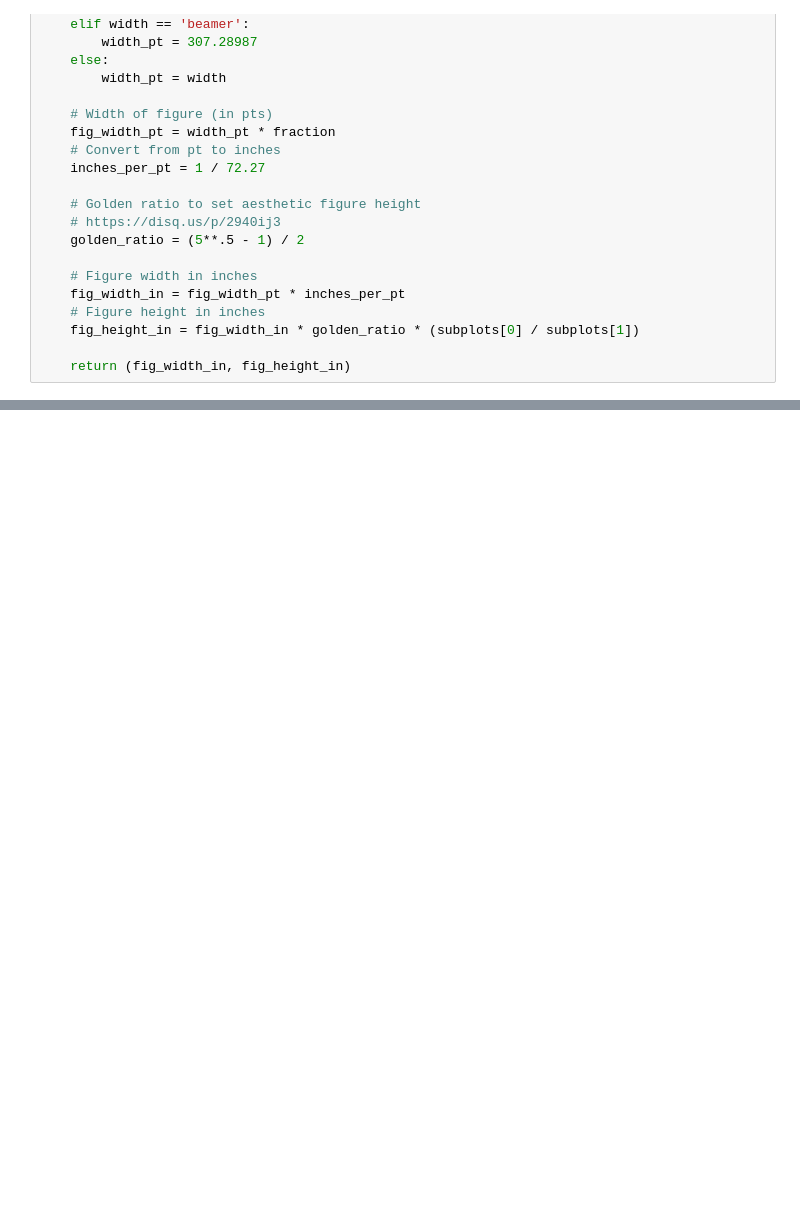
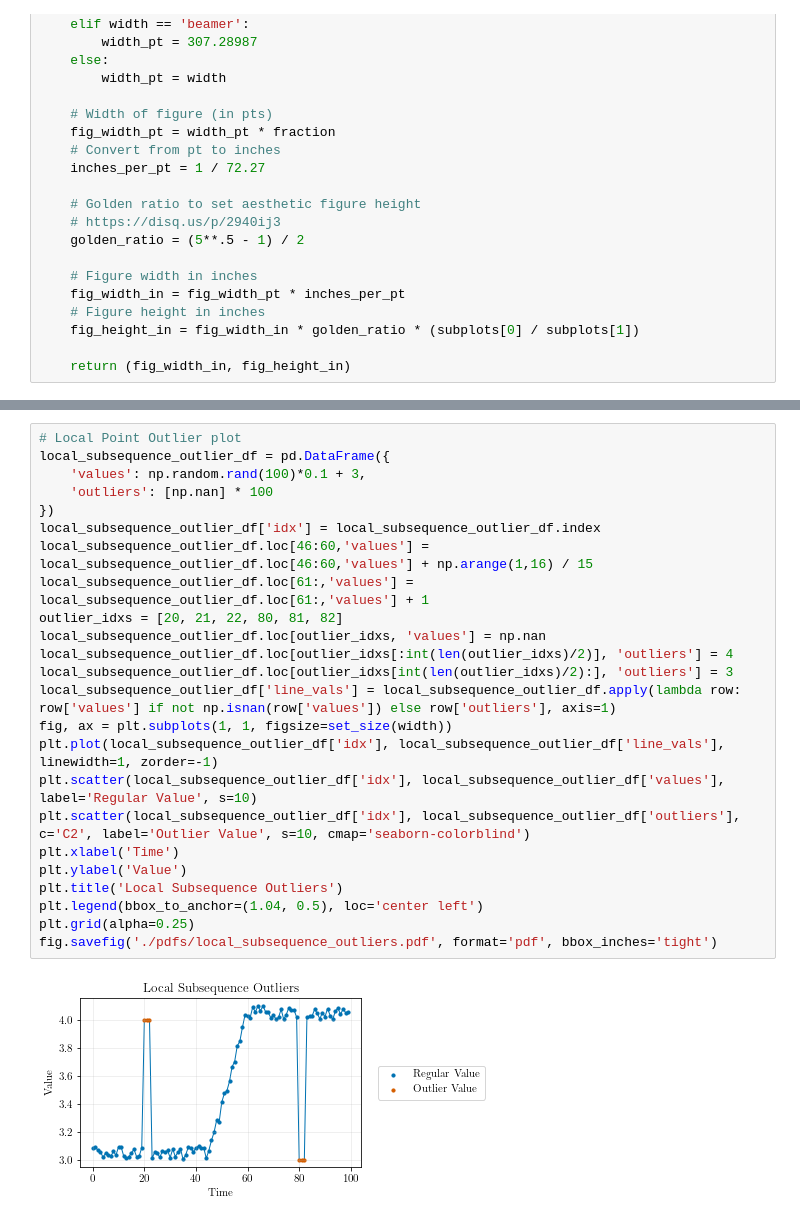
Before and after one commit to cellularegg/bachelor-thesis, a Jupyter notebook: plots/plots.ipynb, the cells around one changed output, grey strips where cells are left out. Cells and saved outputs as stored; diff of their text form; blank space fills up the shorter version.

```diff
--- a/plots/plots.ipynb
+++ b/plots/plots.ipynb
@@ -88,0 +140,26 @@ fig.savefig('./pdfs/point_outliers.pdf', format='pdf', bbox_inches='tight')
+# %%
+# Local Point Outlier plot
+local_subsequence_outlier_df = pd.DataFrame({
+    'values': np.random.rand(100)*0.1 + 3,
+    'outliers': [np.nan] * 100
+})
+local_subsequence_outlier_df['idx'] = local_subsequence_outlier_df.index
+local_subsequence_outlier_df.loc[46:60,'values'] = local_subsequence_outlier_df.loc[46:60,'values'] + np.arange(1,16) / 15
+local_subsequence_outlier_df.loc[61:,'values'] = local_subsequence_outlier_df.loc[61:,'values'] + 1
+outlier_idxs = [20, 21, 22, 80, 81, 82]
+local_subsequence_outlier_df.loc[outlier_idxs, 'values'] = np.nan
+local_subsequence_outlier_df.loc[outlier_idxs[:int(len(outlier_idxs)/2)], 'outliers'] = 4
+local_subsequence_outlier_df.loc[outlier_idxs[int(len(outlier_idxs)/2):], 'outliers'] = 3
+local_subsequence_outlier_df['line_vals'] = local_subsequence_outlier_df.apply(lambda row: row['values'] if not np.isnan(row['values']) else row['outliers'], axis=1)
+fig, ax = plt.subplots(1, 1, figsize=set_size(width))
+plt.plot(local_subsequence_outlier_df['idx'], local_subsequence_outlier_df['line_vals'], linewidth=1, zorder=-1)
+plt.scatter(local_subsequence_outlier_df['idx'], local_subsequence_outlier_df['values'], label='Regular Value', s=10)
+plt.scatter(local_subsequence_outlier_df['idx'], local_subsequence_outlier_df['outliers'], c='C2', label='Outlier Value', s=10, cmap='seaborn-colorblind')
+plt.xlabel('Time')
+plt.ylabel('Value')
+plt.title('Local Subsequence Outliers')
+plt.legend(bbox_to_anchor=(1.04, 0.5), loc='center left')
+plt.grid(alpha=0.25)
+fig.savefig('./pdfs/local_subsequence_outliers.pdf', format='pdf', bbox_inches='tight')
+# %% [output]
+[figure, added]
```
Also changed, not shown: parts of 6 cells of this notebook.
